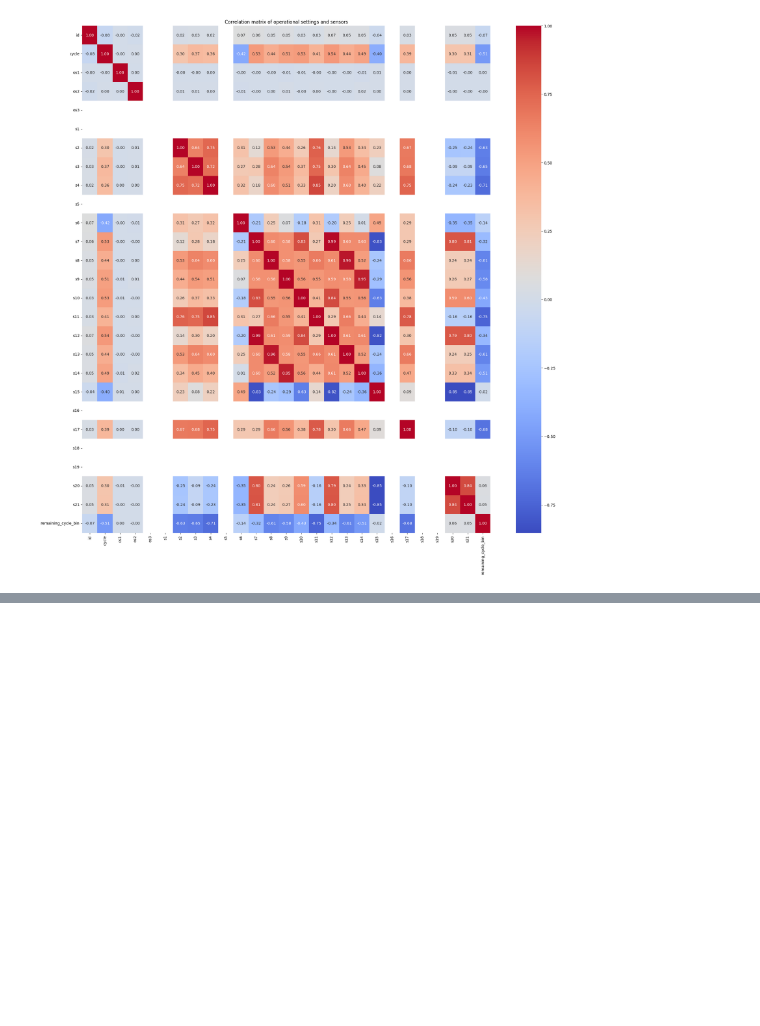
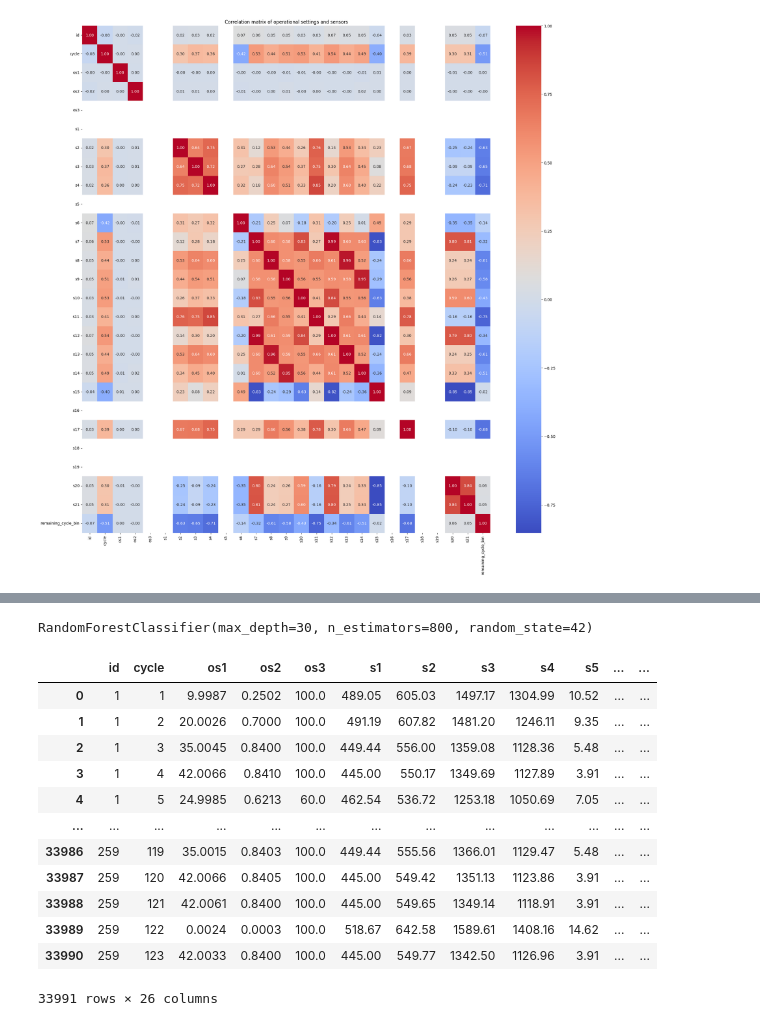
Before and after one commit to Anupazen/Advance-AI, a Jupyter notebook: Advanced_AI.ipynb, the cells around one changed output, grey strips where cells are left out. Cells and saved outputs as stored; diff of their text form; code cells hidden in the pictures; blank space fills up the shorter version.

```diff
--- a/Advanced_AI.ipynb
+++ b/Advanced_AI.ipynb
@@ -258,0 +367,27 @@ print(class_uncertainty)
+# %%
+X = dfFD002.drop(columns=['remaining_cycle_bin'])  # features
+y = dfFD002['remaining_cycle_bin']                 # target labels
+
+rf_clf = RandomForestClassifier(n_estimators=500, max_depth=30, random_state=42)
+
+rf_clf.fit(X, y)
+# %% [output]
+RandomForestClassifier(max_depth=30, n_estimators=800, random_state=42)
+# %%
+dfFD002_test = pd.read_csv('/content/drive/MyDrive/UOM/Advanced AI/test_FD002.txt', sep='\s+', header=None, names=column_names)
+# %%
+dfFD002_test
+# %% [output]
+|  | id | cycle | os1 | os2 | os3 | s1 | s2 | s3 | s4 | s5 | ... | ... |
+| 0 | 1 | 1 | 9.9987 | 0.2502 | 100.0 | 489.05 | 605.03 | 1497.17 | 1304.99 | 10.52 | ... | ... |
+| 1 | 1 | 2 | 20.0026 | 0.7000 | 100.0 | 491.19 | 607.82 | 1481.20 | 1246.11 | 9.35 | ... | ... |
+| 2 | 1 | 3 | 35.0045 | 0.8400 | 100.0 | 449.44 | 556.00 | 1359.08 | 1128.36 | 5.48 | ... | ... |
+| 3 | 1 | 4 | 42.0066 | 0.8410 | 100.0 | 445.00 | 550.17 | 1349.69 | 1127.89 | 3.91 | ... | ... |
+| 4 | 1 | 5 | 24.9985 | 0.6213 | 60.0 | 462.54 | 536.72 | 1253.18 | 1050.69 | 7.05 | ... | ... |
+| ... | ... | ... | ... | ... | ... | ... | ... | ... | ... | ... | ... | ... |
+| 33986 | 259 | 119 | 35.0015 | 0.8403 | 100.0 | 449.44 | 555.56 | 1366.01 | 1129.47 | 5.48 | ... | ... |
+| 33987 | 259 | 120 | 42.0066 | 0.8405 | 100.0 | 445.00 | 549.42 | 1351.13 | 1123.86 | 3.91 | ... | ... |
+| 33988 | 259 | 121 | 42.0061 | 0.8400 | 100.0 | 445.00 | 549.65 | 1349.14 | 1118.91 | 3.91 | ... | ... |
+| 33989 | 259 | 122 | 0.0024 | 0.0003 | 100.0 | 518.67 | 642.58 | 1589.61 | 1408.16 | 14.62 | ... | ... |
+| 33990 | 259 | 123 | 42.0033 | 0.8400 | 100.0 | 445.00 | 549.77 | 1342.50 | 1126.96 | 3.91 | ... | ... |
+33991 rows × 26 columns
```
Also changed, not shown: parts of 22 cells of this notebook.
